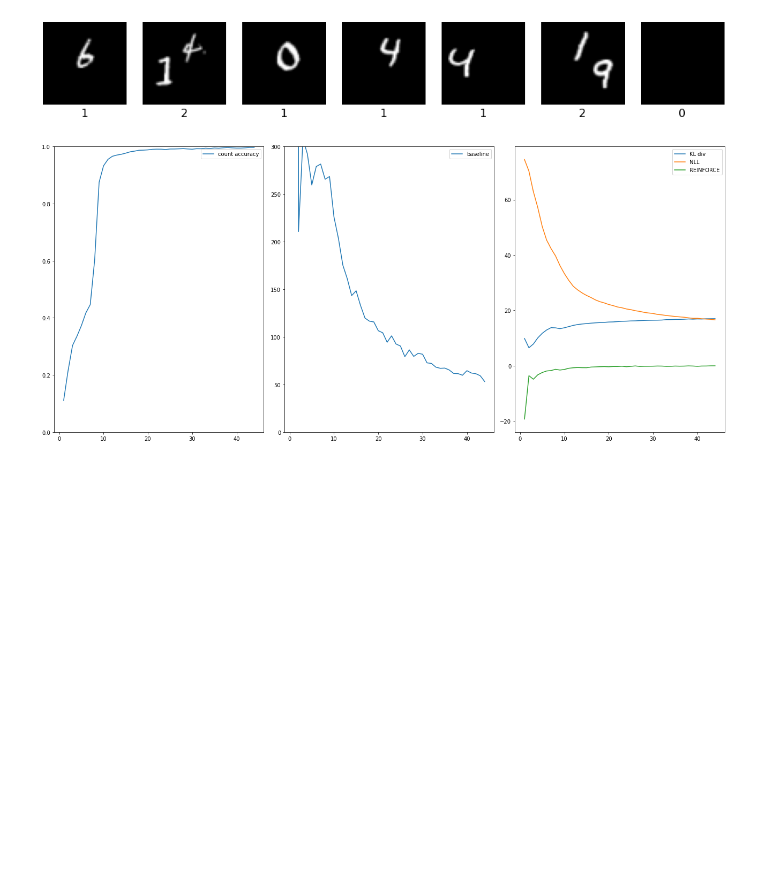
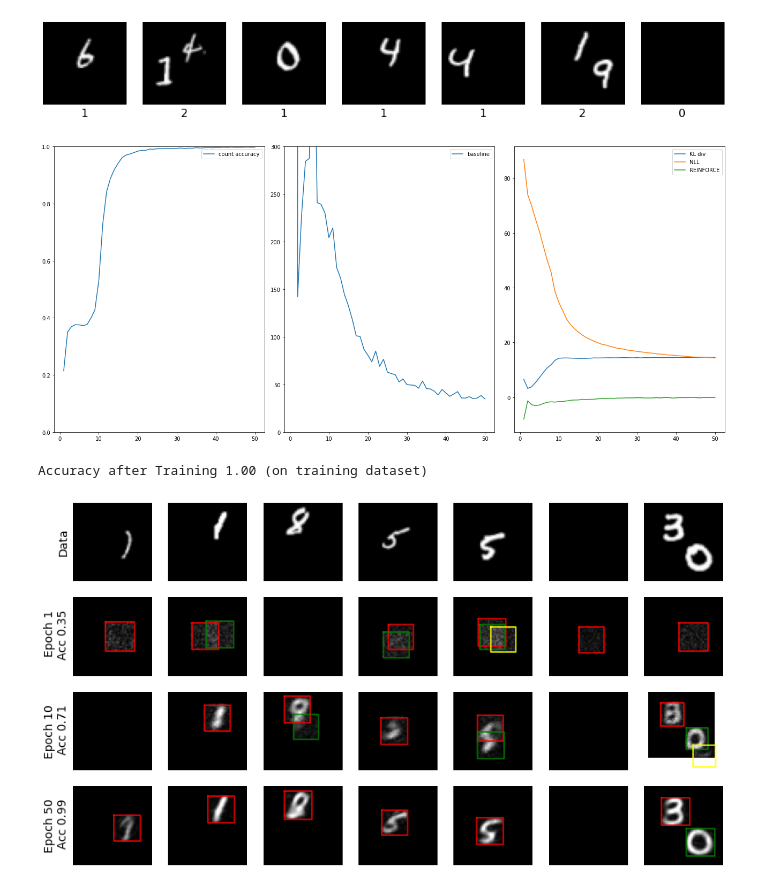
Before and after one commit to borea17/Notebooks, a Jupyter notebook: 05_Attend-Infer-Repeat.ipynb, the cells around one changed output. Saved outputs shown, nothing was run; the diff lists cells and outputs as text; code cells hidden in the pictures; blank space fills up the shorter version.

Commit message:
use absolute insted of sigmoid in AIR decoder

```diff
--- a/05_Attend-Infer-Repeat.ipynb
+++ b/05_Attend-Infer-Repeat.ipynb
@@ -4,7 +4,6 @@ MNIST_SIZE = 24                       # size of original MNIST digits (resized)
 WINDOW_SIZE = MNIST_SIZE              # patch size (in one dimension) of what-VAE
 Z_WHAT_HIDDEN_DIM = 400               # hidden dimension of what-VAE
 Z_WHAT_DIM = 20                       # latent dimension of what-VAE
-SIGMOID_BIAS = -3.                    # bias to encourage objects use
 FIXED_VAR = 0.6**2                    # fixed variance of Gaussian decoder
 Z_PRES_DIM = 1                        # latent dimension of z_pres
 Z_WHERE_DIM = 3                       # latent dimension of z_where
@@ -18,7 +17,7 @@ EPS = 1e-32                           # numerical stability
 PRIOR_MEAN_WHERE = [3., 0., 0.]       # prior for mean of z_i_where
 PRIOR_VAR_WHERE = [0.1**2, 1., 1.]    # prior for variance of z_i_where
 PRIOR_P_PRES = [0.01]                 # prior for p_i_pres of z_i_pres
-BETA = 0.7                            # hyperparameter to scale KL div
+BETA = 0.5                            # hyperparameter to scale KL div
 OMEGA_DIM = Z_PRES_DIM + 2*Z_WHERE_DIM + 2*Z_WHAT_DIM
 EPOCHS = 50                           # number of training epochs
 BATCH_SIZE = 64
@@ -126,7 +125,6 @@ class VAE(nn.Module):
             nn.ReLU(),
             nn.Linear(Z_WHAT_HIDDEN_DIM, WINDOW_SIZE**2),
         )
-        self.bias = SIGMOID_BIAS
         return
 
     def forward(self, x_att_i):
@@ -148,7 +146,8 @@ class VAE(nn.Module):
     def decode(self, z_what_i):
         # get decoder distribution parameters
         x_tilde_att_i = self.decoder(z_what_i)
-        x_tilde_att_i = torch.sigmoid(x_tilde_att_i + self.bias)
+        # force output to be positive (EPS for numerical stability)
+        x_tilde_att_i = (x_tilde_att_i + EPS).abs()
         # reshape to [1, WINDOW_SIZE, WINDOW_SIZE] (input shape)
         x_tilde_att_i = x_tilde_att_i.view(-1, 1, WINDOW_SIZE, WINDOW_SIZE)
         return x_tilde_att_i
@@ -505,7 +504,8 @@ air_model = AIR()
 train_dataset = generate_dataset(num_images=10000, SEED=np.random.randint(1000))
 trained_air = train(air_model, train_dataset)
 # %% [output]
-[figure, old version]
+[figure, new version]
+Accuracy after Training 1.00 (on training dataset)
 # %%
 def plot_results(dataset):
     device = 'cuda' if torch.cuda.is_available() else 'cpu'
@@ -535,31 +535,33 @@ def plot_results(dataset):
             x_tilde = torch.clamp(results['x_tilde'][0], 0 , 1)
 
             ax = plt.subplot(num_rows, n_samples, 1 + counter + n_samples*(j+1))
             plt.imshow(x_tilde[0].cpu().detach().numpy(), cmap='gray',
                        vmin=0, vmax=1)
             plt.axis('off')
             # show attention windows
             for step_counter, step in enumerate(range(N)):
                 rect = attention_recs[step].detach().cpu().numpy()
                 if rect.sum() > 0:  # valid rectangle
                     plt.plot(rect[0], rect[1]-0.5,
                              color=colors_rect[step_counter])
             if counter == 0:
                 # compute accuracy
                 data_loader = DataLoader(dataset, batch_size=BATCH_SIZE)
                 avg_acc = 0
                 for batch, label in data_loader:
                     label = label.unsqueeze(1).to(device)
                     r = trained_air(batch.to(device))
                     acc = (r['counts']==label).sum().item()/len(r['counts'])
                     avg_acc += acc / len(data_loader)
                 # annotate plot
                 ax.annotate(f'Epoch {epoch}\n Acc {avg_acc:.2f}',
                             xy=(-0.05, 0.5), va='center',
                             xycoords='axes fraction', fontsize=14,  ha='right',
                             rotation=90)
     return
 
 
-test_dataset = generate_dataset(num_images=17, SEED=2)
+test_dataset = generate_dataset(num_images=300, SEED=2)
 plot_results(test_dataset)
+# %% [output]
+[figure, added]
```
